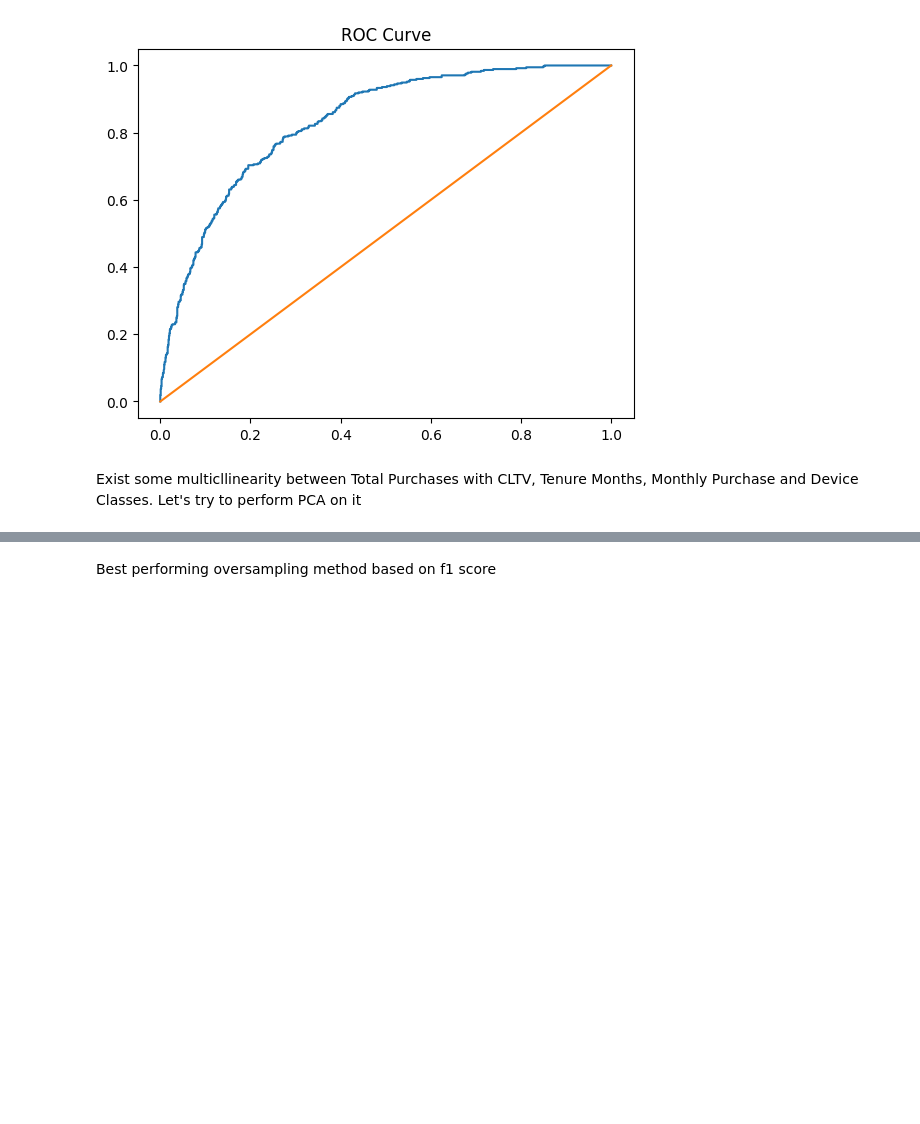
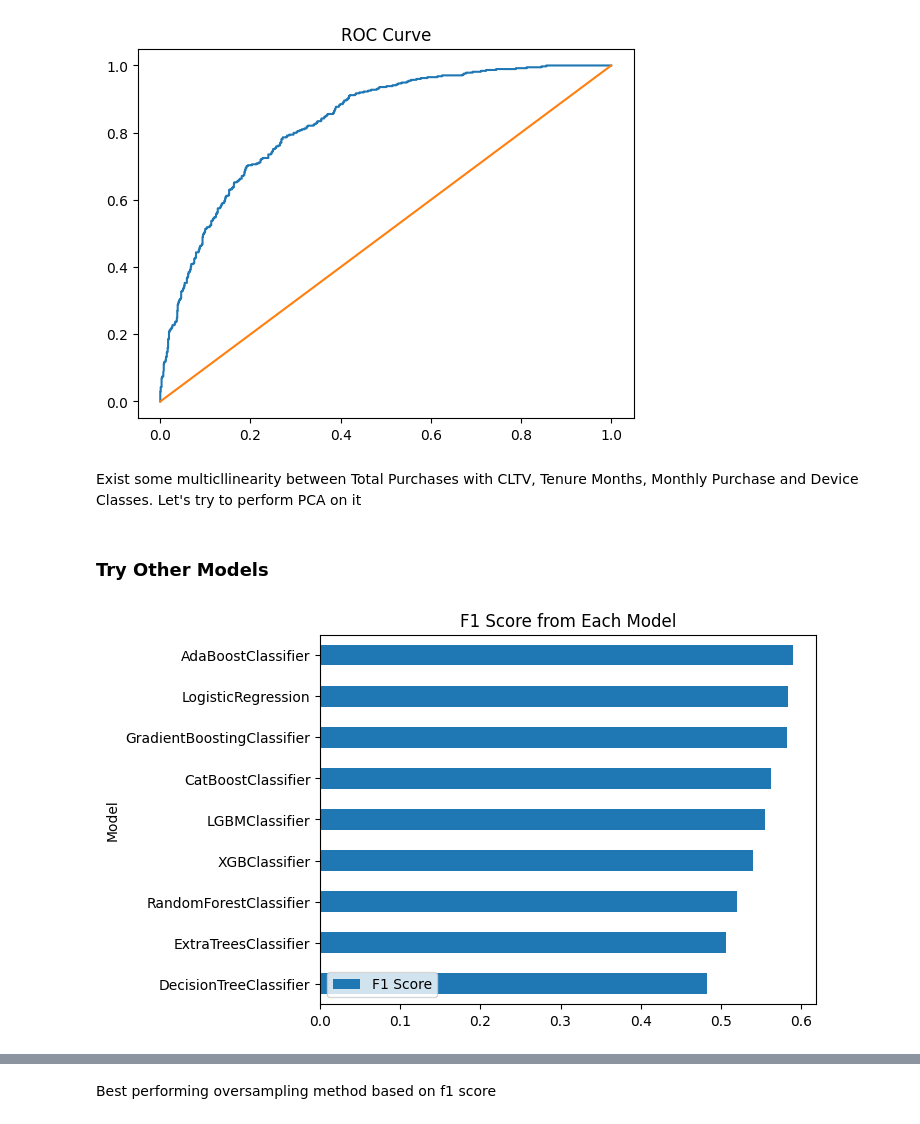
Before and after one commit to marcellinus-witarsah/data-challenge-dsw-2023, a Jupyter notebook: notebooks/03_churn_model.ipynb, the cells around one changed output, grey strips where cells are left out. Saved outputs shown, nothing was run; the diff lists cells and outputs as text; code cells hidden in the pictures; blank space fills up the shorter version.

```diff
--- a/notebooks/03_churn_model.ipynb
+++ b/notebooks/03_churn_model.ipynb
@@ -674,7 +614,8 @@ def check_internet_service(row):
     else: return 1
 
 def uses_internet_for_product(data):
-    if data == "Yes": return 1
+    if data == "Yes":
+        return 1
     return 0
 # %%
 # Data Preparation
@@ -729,3 +682,72 @@ Score Mean: 0.5250836120401338
 [figure]
 # %% [markdown]
 Exist some multicllinearity between Total Purchases with CLTV, Tenure Months, Monthly Purchase and Device Classes. Let's try to perform PCA on it
+# %% [markdown]
+### Try Other Models
+# %%
+models = [
+    LogisticRegression(random_state=42, max_iter=200),
+    DecisionTreeClassifier(random_state=42),
+    RandomForestClassifier(random_state=42),
+    AdaBoostClassifier(random_state=42),
+    GradientBoostingClassifier(random_state=42),
+    xgb.XGBClassifier(random_state=42),
+    cb.CatBoostClassifier(random_state=42),
+    lgb.LGBMClassifier(objective='binary', random_state=42),
+    ExtraTreesClassifier(random_state=42)
+]
+
+recalls = []
+precisions = []
+f1s = []
+roc_aucs = []
+
+for model in models:
+    # Data Preparation
+    # ==============================================
+    df = df_ori.copy()
+    df["Internet Service"] = df.apply(lambda x: check_internet_service(x), axis=1)  # feature engineering
+    df["Device Class"] = df["Device Class"].replace({"High End": 3, "Mid End": 2, "Low End": 1})  # encode Device Class
+    df["Churn Label"] = df["Churn Label"].replace({"Yes": 1, "No": 0})  # encode Churn Label
+    df["Products Used"] = df[["Games Product", "Music Product", "Education Product", "Video Product", "Use MyApp"]]\
+        .apply(lambda x: uses_internet_for_product(x["Games Product"])
+            + uses_internet_for_product(x["Music Product"])
+            + uses_internet_for_product(x["Education Product"])
+            + uses_internet_for_product(x["Video Product"])
+            + uses_internet_for_product(x["Use MyApp"]), axis=1)
+    df["Monthly Purchase Per Item"] = df[["Monthly Purchase (Thou. IDR)", "Products Used"]]\
+        .apply(lambda x: x["Monthly Purchase (Thou. IDR)"] / x["Products Used"] if x["Products Used"] > 0 else x["Monthly Purchase (Thou. IDR)"], axis=1)
+    df["Total Purchase"] = df["Tenure Months"] * df["Monthly Purchase (Thou. IDR)"]  # feature engineering
+    df["Total Purchase Per Item"] = df["Tenure Months"] * df["Monthly Purchase Per Item"]  # feature engineering
+    df = df.drop(columns=["Customer ID", "Location", "Longitude", "Latitude", "CLTV (Predicted Thou. IDR)", "Products Used"])  # drop unimportant data
+    X, y = pd.get_dummies(df.drop(columns=["Churn Label"]), dtype=int), df["Churn Label"]  # split data
+    X_train, X_test, y_train, y_test = train_test_split(X, y, test_size=0.2, random_state=42, stratify=y, shuffle=True)
+
+    # Scale data
+    # ========================================
+    scaler = StandardScaler()
+    X_train = scaler.fit_transform(X_train)  # <<<<<<<<<<<<< SCALING
+    X_test = scaler.transform(X_test)  # <<<<<<<<<<<<< SCALING
+
+    # Cross Validation
+    # ========================================
+    cv = StratifiedShuffleSplit(n_splits=5,  test_size=0.2, random_state=42)
+    score = cross_val_score(model, X_train, y_train, cv=cv, scoring='f1')
+    f1s.append(score.mean())
+    print(f"{model.__class__.__name__} done")
+
+
+df_model = pd.DataFrame(
+    {
+        "Model": [model.__class__.__name__ for model in models],
+        "F1 Score": f1s,
+    }
+).set_index("Model")
+
+# plot the f1 score comparison
+df_model.sort_values(by="F1 Score").plot.barh()
+plt.title("F1 Score from Each Model")
+plt.legend(loc="lower left")
+plt.show()
+# %% [output]
+[figure, added]
```
Also changed, not shown: parts of 44 cells of this notebook, 6 other files.
